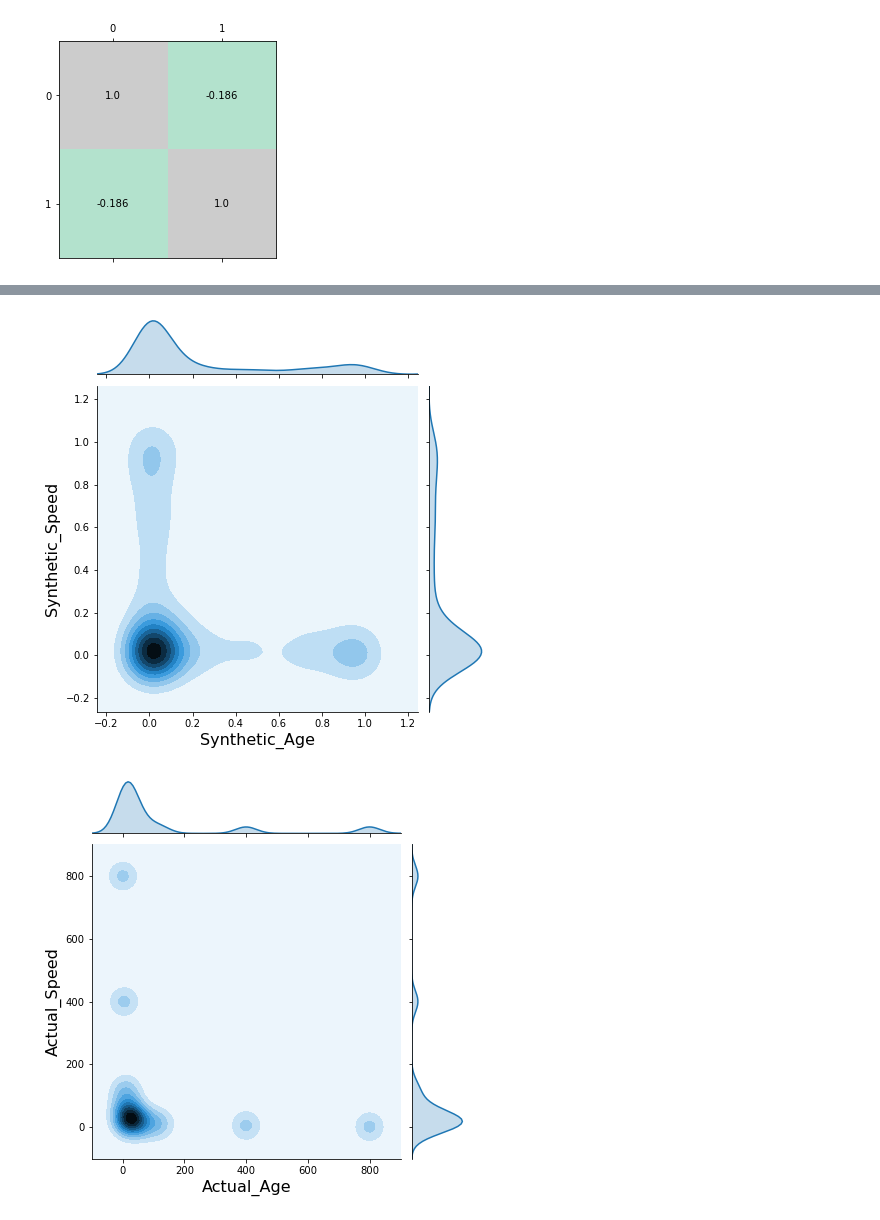
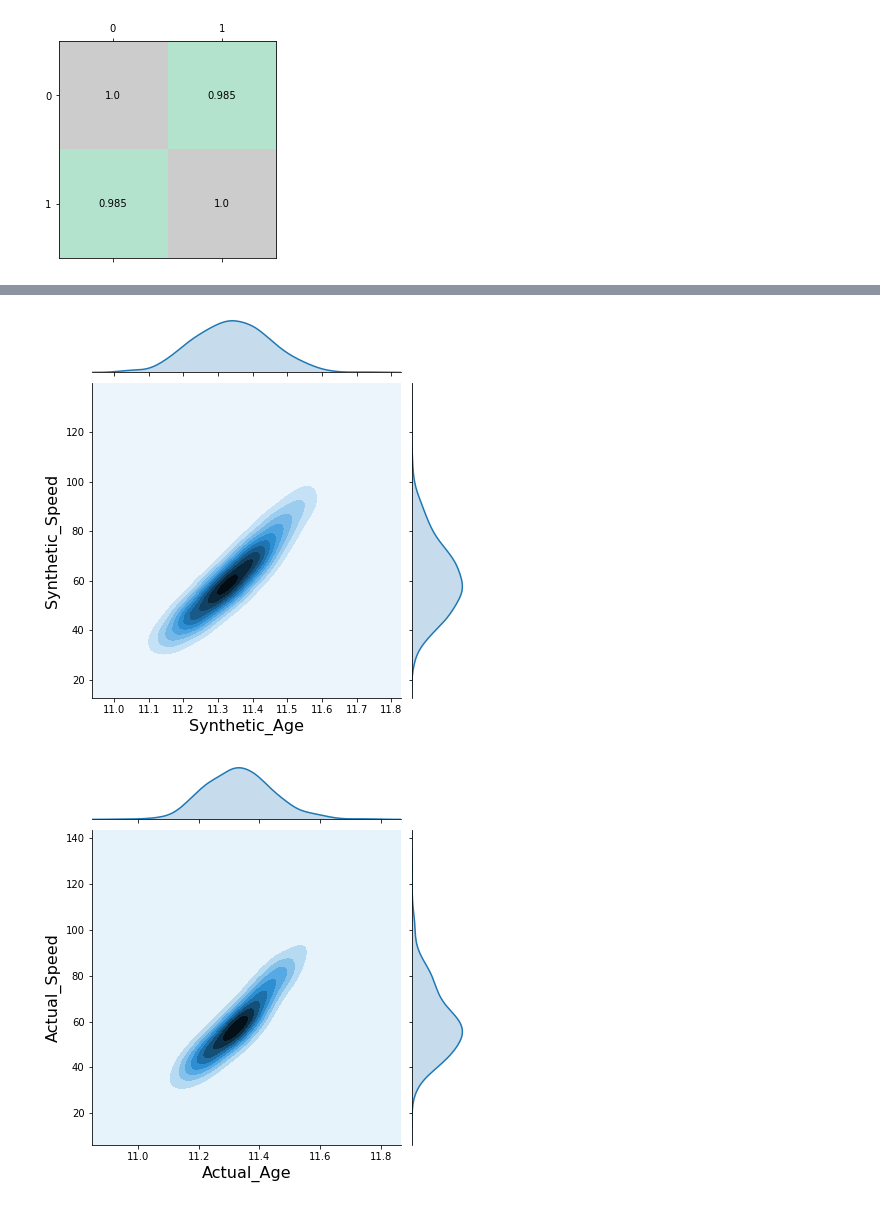
Before and after one commit to sanjosh/machine_learning, a Jupyter notebook: copulas/synthetic data generation.ipynb, the cells around one changed output, grey strips where cells are left out. Saved outputs shown, nothing was run; the diff lists cells and outputs as text; code cells hidden in the pictures.

```diff
--- a/copulas/synthetic data generation.ipynb
+++ b/copulas/synthetic data generation.ipynb
@@ -55,5 +58,0 @@ print(actual_data)
-# %%
-correlation_dict = {'Speed': sorted(actual_data),
-                      'Age': np.sort(actual_data)[::-1] }
-
-df = pd.DataFrame.from_dict(negative_corr_dict)
@@ -93,5 +76,5 @@ h.set_axis_labels('Actual_Age', 'Actual_Speed',  fontsize=16);
 # %%
-mvnorm = stats.multivariate_normal(mean=[0, 0], cov=negative_df.corr().values)
+mvnorm = stats.multivariate_normal(mean=[0, 0], cov=df.corr().values)
 x = mvnorm.rvs(500)
 # %%
 h = sns.jointplot(x[:, 0], x[:, 1], kind='kde', stat_func=None);
@@ -108,5 +91,7 @@ h = sns.jointplot(x_unif[:, 0], x_unif[:, 1], kind='kde', stat_func=None)
 # %%
-age_distribution = stats.beta(a=actual_a, b=actual_b)  # Age column
-speed_distribution = stats.beta(a=actual_a, b=actual_b)  # Speed column
+age_distribution = stats.beta(a=age_a, b=age_b, loc=age_loc, scale=age_scale)  # Age column
+#speed_distribution = stats.beta(a=speed_a, b=speed_b, loc=speed_loc, scale=speed_scale)  # Speed column
+
+speed_distribution = stats.gamma(a=speed_a, loc=speed_loc,scale=speed_scale)
 # %% [markdown]
 ### this is your synthetic data with desired distribution and covariance
@@ -115,6 +103,6 @@ age_ppf = age_distribution.ppf(x_unif[:, 0])
 speed_ppf = speed_distribution.ppf(x_unif[:, 1])
 # %%
-synthetic_df = pd.DataFrame({'synthetic_age' : age_ppf, 'synthetic_speed' : speed_ppf})
+synthetic_df = pd.DataFrame({ 'speed' : speed_ppf, 'age' : age_ppf})
 # %% [markdown]
 ### matches the original covariance above
 # %%
@@ -142,10 +145,10 @@ print(synthetic_df.head())
 # %%
 
-h = sns.jointplot(age_ppf, speed_ppf, kind='kde', stat_func=None);
+h = sns.jointplot(synthetic_df.age, synthetic_df.speed, kind='kde', stat_func=None);
 h.set_axis_labels('Synthetic_Age', 'Synthetic_Speed',  fontsize=16);
 
 h = sns.jointplot(df.age, df.speed, kind='kde', stat_func=None);
 h.set_axis_labels('Actual_Age', 'Actual_Speed',  fontsize=16);
 # %% [output]
-[figure, old version]
+[figure, new version]
-[figure, old version]
+[figure, new version]
```
Also changed, not shown: parts of 18 cells of this notebook.
